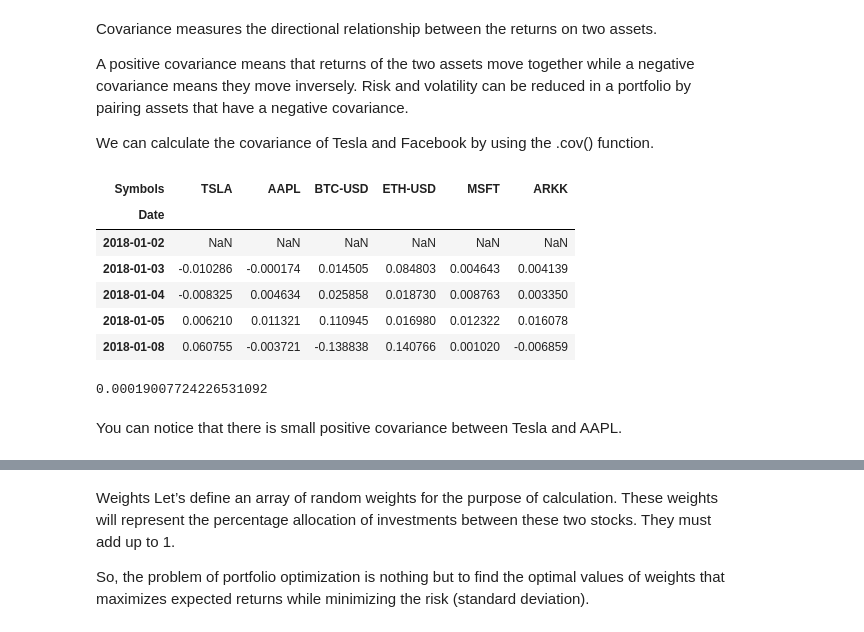
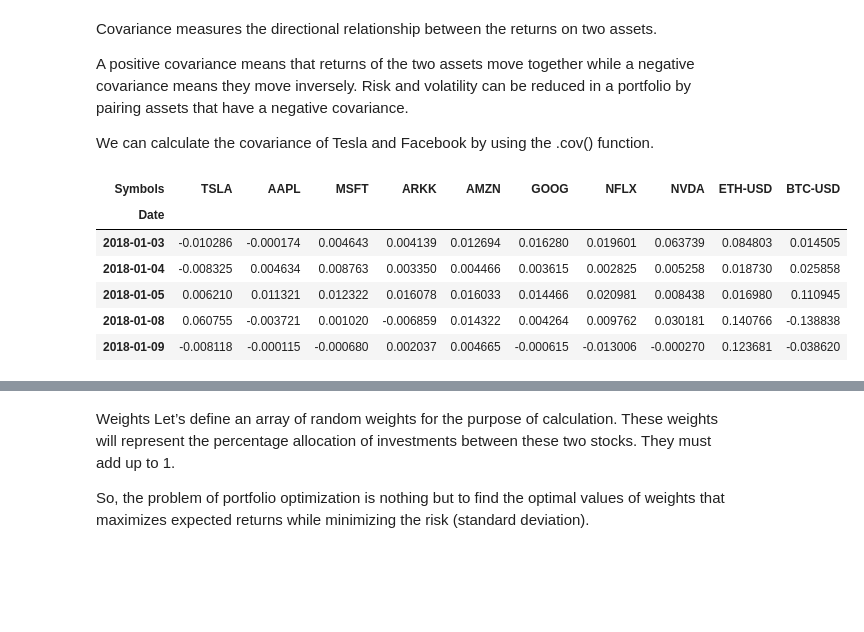
Before and after one commit to majikthise911/portfolioOptimization, a Jupyter notebook: myPortfolio.ipynb, the cells around one changed output, grey strips where cells are left out. Drawn from its saved outputs; the diff is of its cells as text; code cells hidden in the pictures; blank space fills up the shorter version.

```diff
--- a/myPortfolio.ipynb
+++ b/myPortfolio.ipynb
@@ -38,0 +25,7 @@ test.head()
+# %%
+# Read Data
+# create a list of tickers
+tickers = ['TSLA', 'AAPL', 'MSFT', 'ARKK', 'AMZN', 'GOOG', 'NFLX', 'NVDA', 'ETH-USD', 'BTC-USD']
+
+test = data.DataReader(tickers, 'yahoo', start='2018/01/01', end='2022/10/31').dropna() # here we use yahoo finance to get the data. DataReader is a pandas function and the syntax is DataReader(tickers, data_source, start, end)
+test.head()
@@ -132,21 +85,13 @@ A positive covariance means that returns of the two assets move together while a
 We can calculate the covariance of Tesla and Facebook by using the .cov() function.
 # %%
 # Log of Percentage change
-test1 = test.pct_change().apply(lambda x: np.log(1+x))
+test1 = test.pct_change().apply(lambda x: np.log(1+x)).dropna()
 test1.head()
 # %% [output]
-| Symbols | TSLA | AAPL | BTC-USD | ETH-USD | MSFT | ARKK |
-| Date |  |  |  |  |  |  |
-| 2018-01-02 | NaN | NaN | NaN | NaN | NaN | NaN |
-| 2018-01-03 | -0.010286 | -0.000174 | 0.014505 | 0.084803 | 0.004643 | 0.004139 |
-| 2018-01-04 | -0.008325 | 0.004634 | 0.025858 | 0.018730 | 0.008763 | 0.003350 |
-| 2018-01-05 | 0.006210 | 0.011321 | 0.110945 | 0.016980 | 0.012322 | 0.016078 |
-| 2018-01-08 | 0.060755 | -0.003721 | -0.138838 | 0.140766 | 0.001020 | -0.006859 |
+| Symbols | TSLA | AAPL | MSFT | ARKK | AMZN | GOOG | NFLX | NVDA | ETH-USD | BTC-USD |
+| Date |  |  |  |  |  |  |  |  |  |  |
+| 2018-01-03 | -0.010286 | -0.000174 | 0.004643 | 0.004139 | 0.012694 | 0.016280 | 0.019601 | 0.063739 | 0.084803 | 0.014505 |
+| 2018-01-04 | -0.008325 | 0.004634 | 0.008763 | 0.003350 | 0.004466 | 0.003615 | 0.002825 | 0.005258 | 0.018730 | 0.025858 |
+| 2018-01-05 | 0.006210 | 0.011321 | 0.012322 | 0.016078 | 0.016033 | 0.014466 | 0.020981 | 0.008438 | 0.016980 | 0.110945 |
+| 2018-01-08 | 0.060755 | -0.003721 | 0.001020 | -0.006859 | 0.014322 | 0.004264 | 0.009762 | 0.030181 | 0.140766 | -0.138838 |
+| 2018-01-09 | -0.008118 | -0.000115 | -0.000680 | 0.002037 | 0.004665 | -0.000615 | -0.013006 | -0.000270 | 0.123681 | -0.038620 |
-# %%
-# Covariance
-test1['TSLA'].cov(test1['AAPL'])
-#> .00018261623156030972
-# %% [output]
-0.00019007724226531092
-# %% [markdown]
-You can notice that there is small positive covariance between Tesla and AAPL.
```
Also changed, not shown: parts of 34 cells of this notebook, 2 other files.
